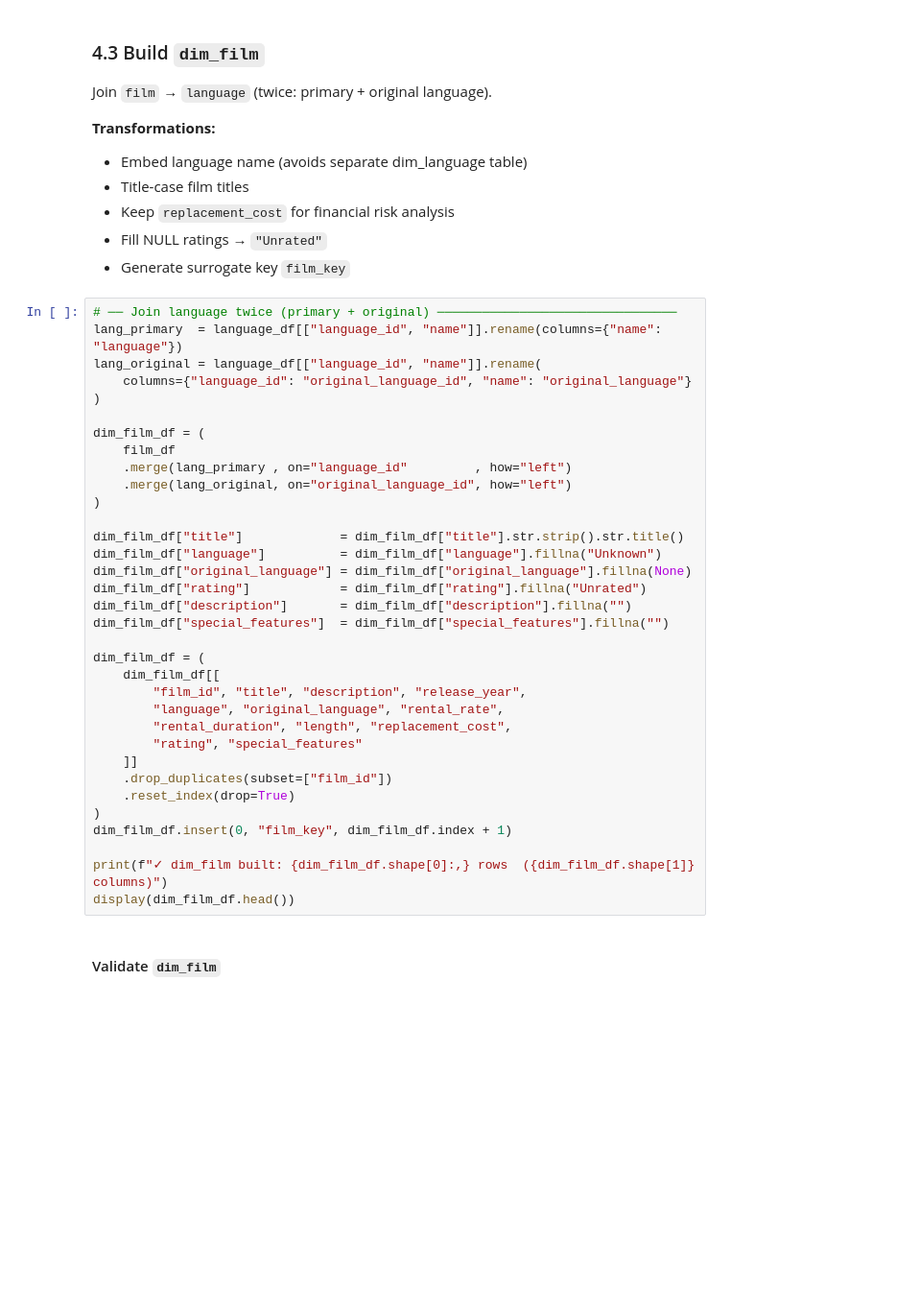
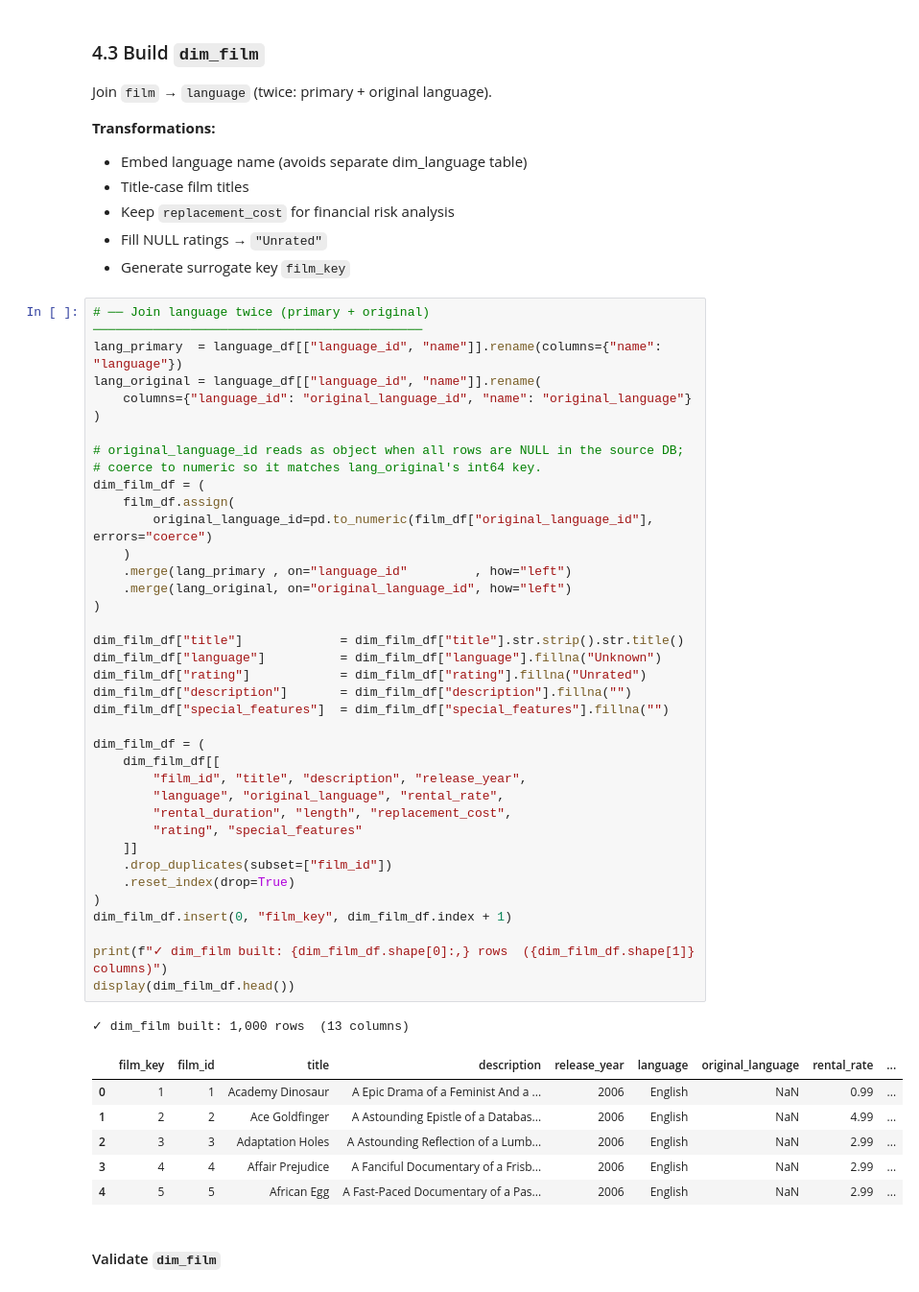
Before and after one commit to AboodJamal/movie-rental-data-warehouse, a Jupyter notebook: ETL_MovieRental_DW.ipynb, the cells around one changed output. Shown at 96% size. Cells and saved outputs as stored; diff of their text form; blank space fills up the shorter version.

```diff
--- a/ETL_MovieRental_DW.ipynb
+++ b/ETL_MovieRental_DW.ipynb
@@ -421,39 +449,50 @@ Join `film` → `language` (twice: primary + original language).
 - Fill NULL ratings → `"Unrated"`
 - Generate surrogate key `film_key`
 # %%
-# ── Join language twice (primary + original) ────────────────────────────────
+# ── Join language twice (primary + original) ────────────────────────────────────────────
 lang_primary  = language_df[["language_id", "name"]].rename(columns={"name": "language"})
 lang_original = language_df[["language_id", "name"]].rename(
     columns={"language_id": "original_language_id", "name": "original_language"}
 )
 
+# original_language_id reads as object when all rows are NULL in the source DB;
+# coerce to numeric so it matches lang_original's int64 key.
 dim_film_df = (
-    film_df
+    film_df.assign(
+        original_language_id=pd.to_numeric(film_df["original_language_id"], errors="coerce")
+    )
     .merge(lang_primary , on="language_id"         , how="left")
     .merge(lang_original, on="original_language_id", how="left")
 )
 
 dim_film_df["title"]             = dim_film_df["title"].str.strip().str.title()
 dim_film_df["language"]          = dim_film_df["language"].fillna("Unknown")
-dim_film_df["original_language"] = dim_film_df["original_language"].fillna(None)
 dim_film_df["rating"]            = dim_film_df["rating"].fillna("Unrated")
 dim_film_df["description"]       = dim_film_df["description"].fillna("")
 dim_film_df["special_features"]  = dim_film_df["special_features"].fillna("")
 
 dim_film_df = (
     dim_film_df[[
         "film_id", "title", "description", "release_year",
         "language", "original_language", "rental_rate",
         "rental_duration", "length", "replacement_cost",
         "rating", "special_features"
     ]]
     .drop_duplicates(subset=["film_id"])
     .reset_index(drop=True)
 )
 dim_film_df.insert(0, "film_key", dim_film_df.index + 1)
 
 print(f"✓ dim_film built: {dim_film_df.shape[0]:,} rows  ({dim_film_df.shape[1]} columns)")
 display(dim_film_df.head())
+# %% [output]
+✓ dim_film built: 1,000 rows  (13 columns)
+|  | film_key | film_id | title | description | release_year | language | original_language | rental_rate | ... |
+| 0 | 1 | 1 | Academy Dinosaur | A Epic Drama of a Feminist And a ... | 2006 | English | NaN | 0.99 | ... |
+| 1 | 2 | 2 | Ace Goldfinger | A Astounding Epistle of a Databas... | 2006 | English | NaN | 4.99 | ... |
+| 2 | 3 | 3 | Adaptation Holes | A Astounding Reflection of a Lumb... | 2006 | English | NaN | 2.99 | ... |
+| 3 | 4 | 4 | Affair Prejudice | A Fanciful Documentary of a Frisb... | 2006 | English | NaN | 2.99 | ... |
+| 4 | 5 | 5 | African Egg | A Fast-Paced Documentary of a Pas... | 2006 | English | NaN | 2.99 | ... |
 # %% [markdown]
 #### Validate `dim_film`
 # %%
```
Also changed, not shown: parts of 38 cells of this notebook.
